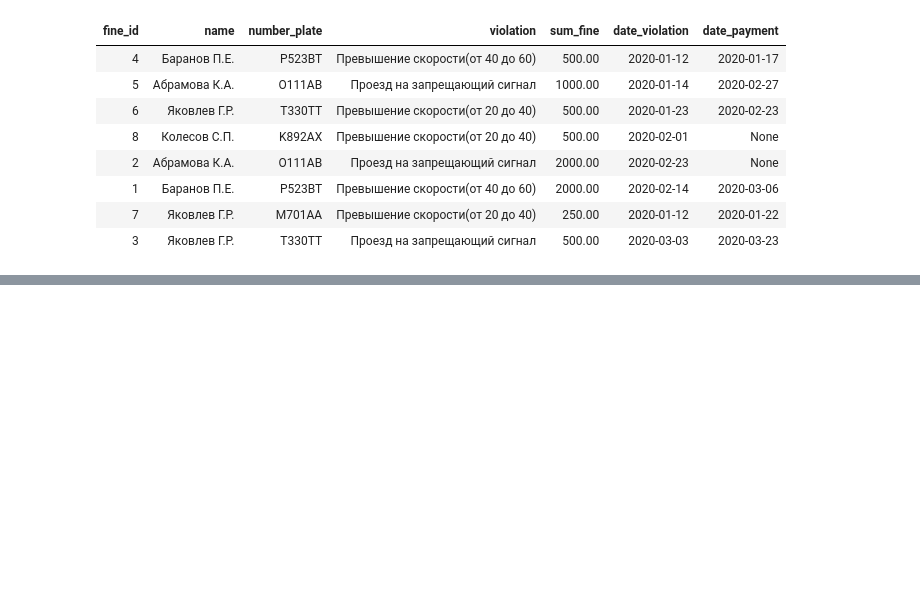
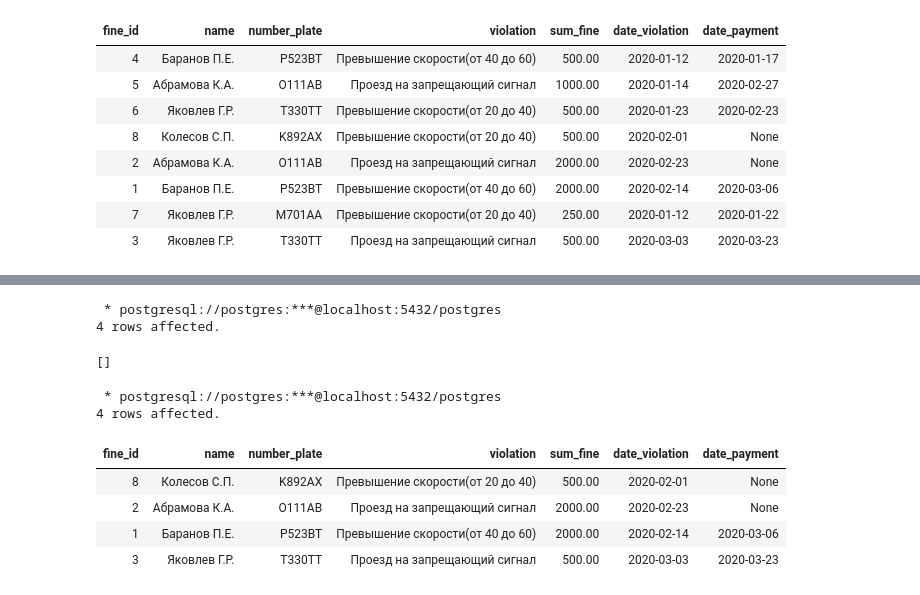
Before and after one commit to letrepas/Interactive-SQL-Simulator, a Jupyter notebook: SQL.ipynb, the cells around one changed output, grey strips where cells are left out. Drawn from its saved outputs; the diff is of its cells as text; code cells hidden in the pictures; blank space fills up the shorter version.

```diff
--- a/SQL.ipynb
+++ b/SQL.ipynb
@@ -1483,0 +1527,19 @@ SELECT * FROM stepik.fine
+# %%
+%%sql
+DELETE FROM stepik.fine
+WHERE date_violation < '2020-02-01';
+# %% [output]
+ * postgresql://postgres:***@localhost:5432/postgres
+4 rows affected.
+[]
+# %%
+%%sql
+SELECT * FROM stepik.fine
+# %% [output]
+ * postgresql://postgres:***@localhost:5432/postgres
+4 rows affected.
+| fine_id | name | number_plate | violation | sum_fine | date_violation | date_payment |
+| 8 | Колесов С.П. | K892AX | Превышение скорости(от 20 до 40) | 500.00 | 2020-02-01 | None |
+| 2 | Абрамова К.А. | О111AB | Проезд на запрещающий сигнал | 2000.00 | 2020-02-23 | None |
+| 1 | Баранов П.Е. | P523BT | Превышение скорости(от 40 до 60) | 2000.00 | 2020-02-14 | 2020-03-06 |
+| 3 | Яковлев Г.Р. | T330TT | Проезд на запрещающий сигнал | 500.00 | 2020-03-03 | 2020-03-23 |
```
Also changed, not shown: parts of 4 cells of this notebook.
